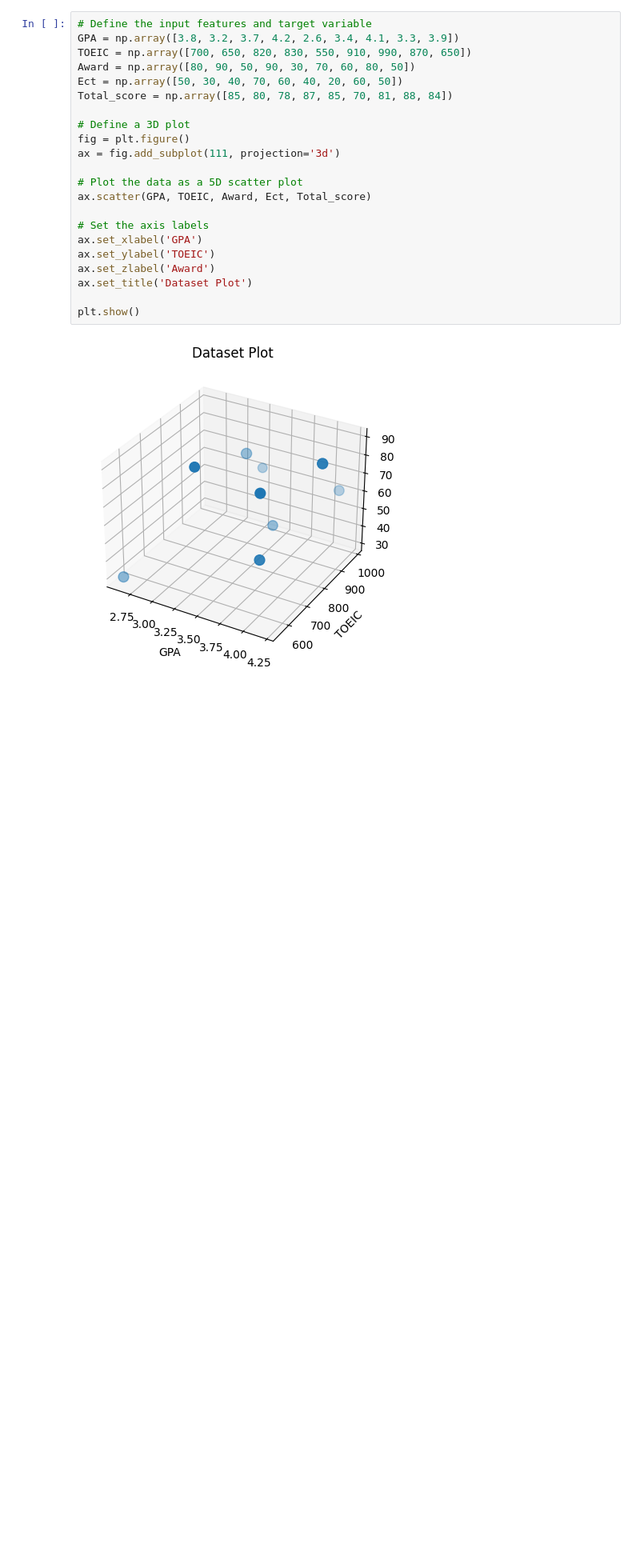
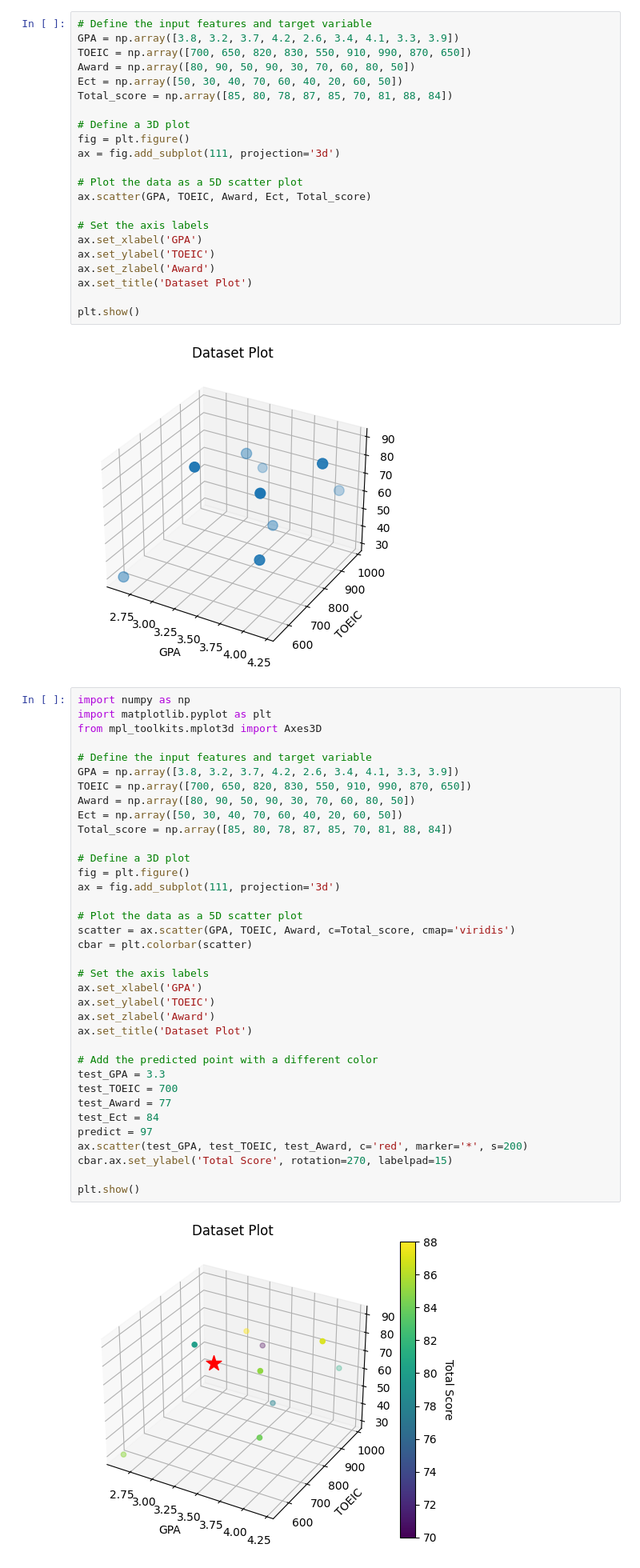
Before and after one commit to jinnyfruit/DeepLearning_class, a Jupyter notebook: Lab3.ipynb, the cells around one changed output. Shown at 80% size. Saved outputs shown, nothing was run; the diff lists cells and outputs as text; blank space fills up the shorter version.

```diff
--- a/Lab3.ipynb
+++ b/Lab3.ipynb
@@ -172,6 +169,44 @@ ax.set_title('Dataset Plot')
 plt.show()
 # %% [output]
 [figure]
+# %%
+import numpy as np
+import matplotlib.pyplot as plt
+from mpl_toolkits.mplot3d import Axes3D
+
+# Define the input features and target variable
+GPA = np.array([3.8, 3.2, 3.7, 4.2, 2.6, 3.4, 4.1, 3.3, 3.9])
+TOEIC = np.array([700, 650, 820, 830, 550, 910, 990, 870, 650])
+Award = np.array([80, 90, 50, 90, 30, 70, 60, 80, 50])
+Ect = np.array([50, 30, 40, 70, 60, 40, 20, 60, 50])
+Total_score = np.array([85, 80, 78, 87, 85, 70, 81, 88, 84])
+
+# Define a 3D plot
+fig = plt.figure()
+ax = fig.add_subplot(111, projection='3d')
+
+# Plot the data as a 5D scatter plot
+scatter = ax.scatter(GPA, TOEIC, Award, c=Total_score, cmap='viridis')
+cbar = plt.colorbar(scatter)
+
+# Set the axis labels
+ax.set_xlabel('GPA')
+ax.set_ylabel('TOEIC')
+ax.set_zlabel('Award')
+ax.set_title('Dataset Plot')
+
+# Add the predicted point with a different color
+test_GPA = 3.3
+test_TOEIC = 700
+test_Award = 77
+test_Ect = 84
+predict = 97
+ax.scatter(test_GPA, test_TOEIC, test_Award, c='red', marker='*', s=200)
+cbar.ax.set_ylabel('Total Score', rotation=270, labelpad=15)
+
+plt.show()
+# %% [output]
+[figure, added]
 # %%
 import numpy as np
 import pandas as pd
```
Also changed, not shown: parts of 2 cells of this notebook.
